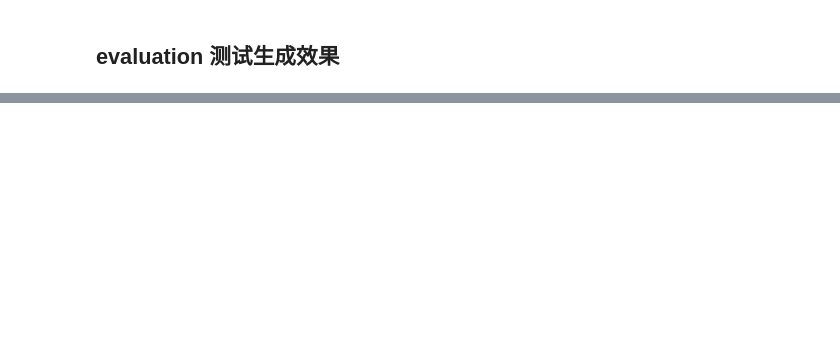
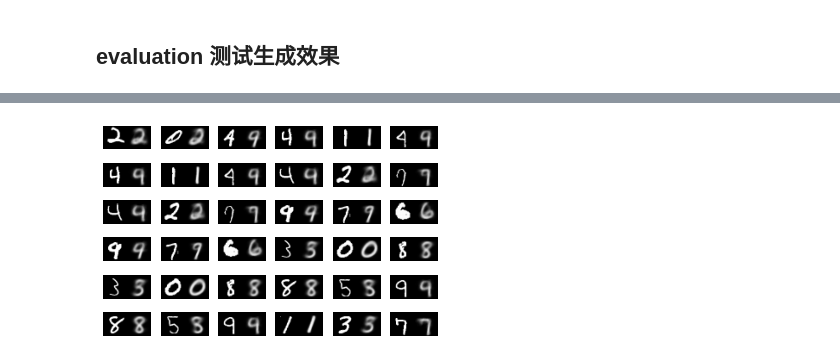
Before and after one commit to kyrielw24/Machine_Learning, a Jupyter notebook: Final_Task/VAE.ipynb, the cells around one changed output, grey strips where cells are left out. Saved outputs shown, nothing was run; the diff lists cells and outputs as text; code cells hidden in the pictures; blank space fills up the shorter version.

```diff
--- a/Final_Task/VAE.ipynb
+++ b/Final_Task/VAE.ipynb
@@ -349,0 +368,48 @@ plt.show()
+# %%
+import os
+from scipy.stats import norm
+
+# 生成隐空间内的采样
+# 训练时Z_dim设定为20，这里仅观察隐空间前俩维度表示特征
+model = VariationalAutoEncoder_Conv(z_dim=2)
+model.to(device)
+epoches = 15
+optimizer = torch.optim.Adam(model.parameters(), lr=learning_rate)
+train_loss = []  # 保存每个epoch的训练误差
+x_concatD = torch.empty((128, 1, 28, 56))
+
+for epoch in range(epoches):
+    batch_loss = []
+    for i, (x, y) in enumerate(dataIter):
+        x = x.to(device)  # gpu训练
+
+        # 前向传播
+        mean, log_var, gen_x = model(x)
+
+        # 计算损失函数 二选一 即可
+        loss = vae_loss_mse(x, gen_x, mean, log_var)
+        batch_loss.append(loss.item())
+
+        # 反向传播和优化
+        optimizer.zero_grad()  # 每一次循环之前，将梯度清零
+        loss.backward()  # 反向传播
+        optimizer.step()  # 梯度下降
+
+        if i == 0:
+            x_concatD = torch.cat([x.view(-1, 1, 28, 28), gen_x.view(-1, 1, 28, 28)],
+                                  dim=3)  #torch.Size([128, 1, 28, 56])
+
+    # 输出epoch信息
+    train_loss.append(np.sum(batch_loss) / number)
+    print("epoch[{}/{}] | loss:{}"
+          .format(epoch + 1, epoches, train_loss[epoch]))
+
+# 展示最终迭代训练后：VAE生成图片与原始图片的对比
+x_s = x_concatD.view(128, 28, 56).detach().cpu().numpy() * 255.
+_, axes = plt.subplots(6, 6)
+for i in range(6):
+    for j in range(6):
+        axes[i][j].axis('off')
+        axes[i][j].imshow(x_s[i * 3 + j], cmap='gray')
+plt.show()
+# %% [output]
@@ -349,0 +431 @@ plt.show()
+[figure, added]
```
Also changed, not shown: parts of 18 cells of this notebook, 40 other files.
